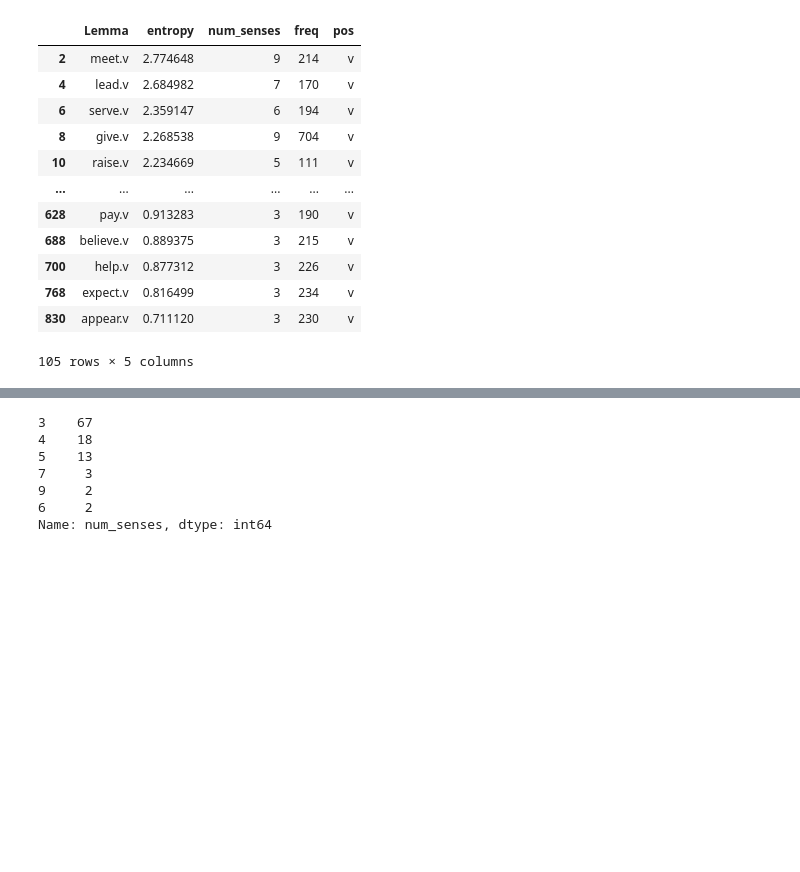
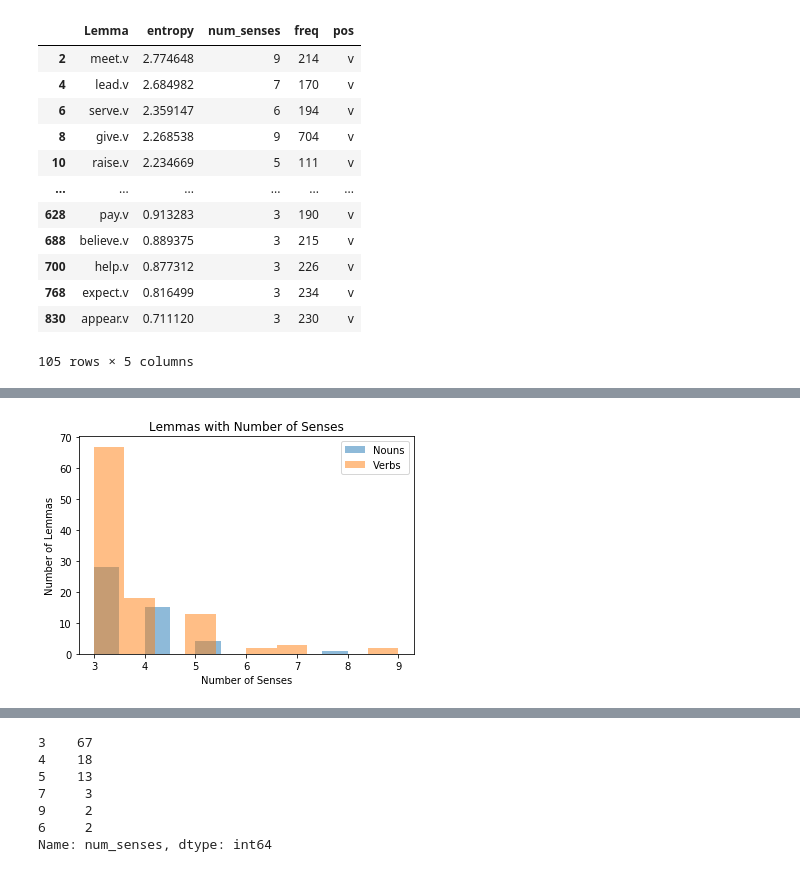
Before and after one commit to sathvikn/bert-wordsense, a Jupyter notebook: codebase/notebooks/choose_words.ipynb, the cells around one changed output, grey strips where cells are left out. Cells and saved outputs as stored; diff of their text form; code cells hidden in the pictures; blank space fills up the shorter version.

Commit message:
figures for experimental design section

```diff
--- a/codebase/notebooks/choose_words.ipynb
+++ b/codebase/notebooks/choose_words.ipynb
@@ -53,0 +87,10 @@ verbs
+# %%
+plt.hist(nouns['num_senses'], alpha = 0.5, label = "Nouns")
+plt.hist(verbs['num_senses'], alpha = 0.5, label = "Verbs")
+plt.legend()
+plt.xlabel("Number of Senses")
+plt.ylabel("Number of Lemmas")
+plt.title("Lemmas with Number of Senses")
+plt.savefig("../data/figures/numsensehist.png")
+# %% [output]
+[figure, added]
```
Also changed, not shown: parts of 25 cells of this notebook, 3 other files.
